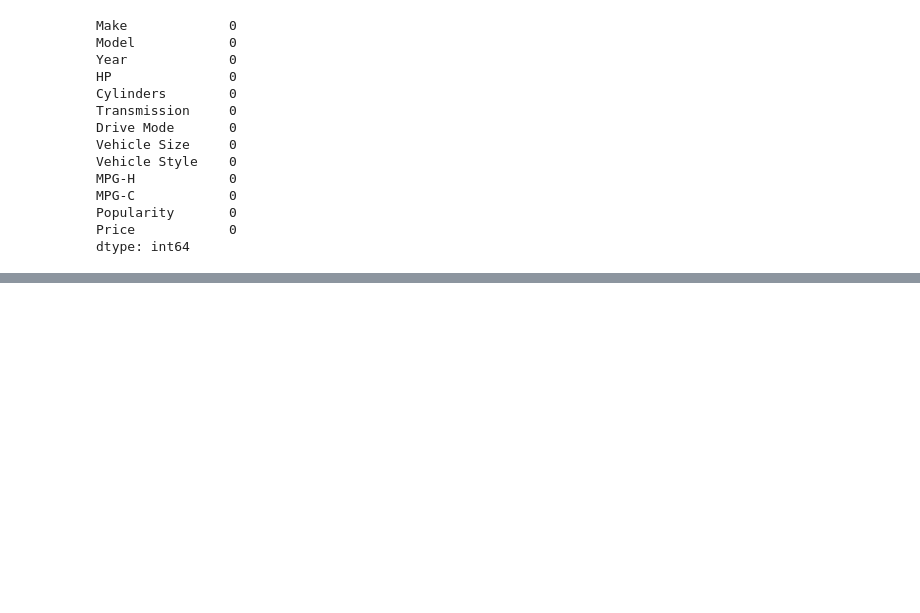
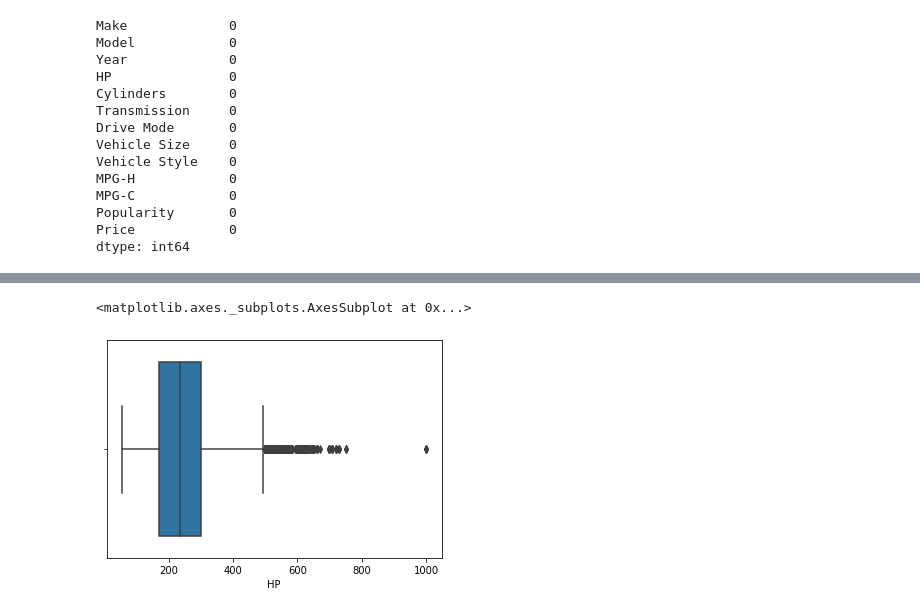
Before and after one commit to Madhavi-Sawarkar/MLProject1, a Jupyter notebook: MLPROJECT.ipynb, the cells around one changed output, grey strips where cells are left out. Saved outputs shown, nothing was run; the diff lists cells and outputs as text; code cells hidden in the pictures; blank space fills up the shorter version.

```diff
--- a/MLPROJECT.ipynb
+++ b/MLPROJECT.ipynb
@@ -192,0 +227,5 @@ plt.show()
+# %%
+sns.boxplot(x=data['HP'])
+# %% [output]
+<matplotlib.axes._subplots.AxesSubplot at 0x...>
+[figure, added]
```
Also changed, not shown: parts of 19 cells of this notebook.
